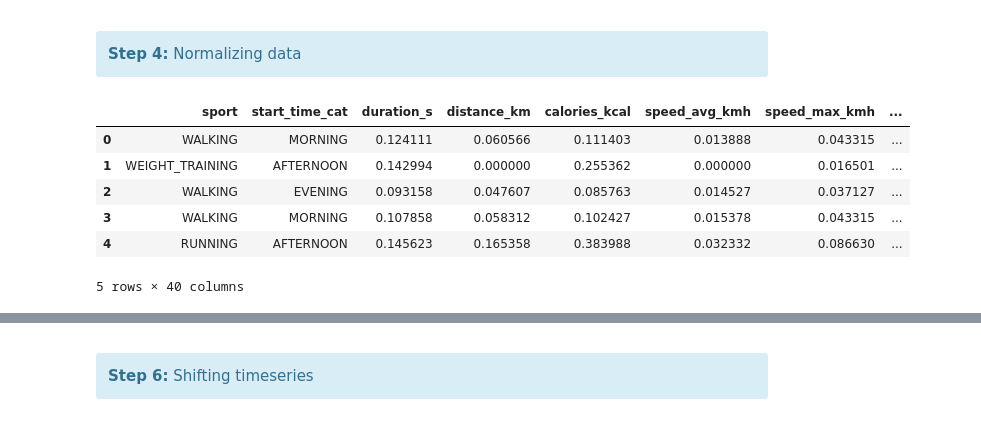
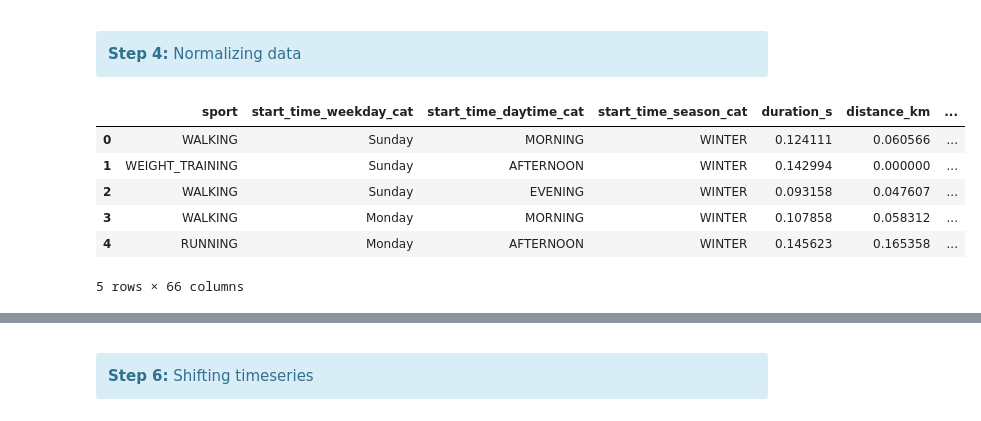
Before and after one commit to Thanhtrannd/WorkoutBigDataPredictiveModel, a Jupyter notebook: main.ipynb, the cells around one changed output, grey strips where cells are left out. Drawn from its saved outputs; the diff is of its cells as text; code cells hidden in the pictures.

```diff
--- a/main.ipynb
+++ b/main.ipynb
@@ -701,10 +748 @@ This stage aims at converting and transforming data to a consistent format for m
 </div>
-# %%
-df = df_res
-
-# Convert to numeric
-df["created_date_num"] = df["created_date"].apply(lambda x: x.strftime("%Y%m%d%H%M%S"))
-df["created_date_num"] = df["created_date_num"].apply(lambda x: float(x))
-
-# Drop the orginal datetime column
-df = df.drop(["created_date"], axis=1)
@@ -809,0 +869,21 @@ display(df.head(5))
+# %%
+def bringCatVariablesFront(df):
+    numeric_types = ["float", "float64", "int", "int64", "uint8"]
+    Cols_Idx = df.shape[1]
+    caterical_cols = []
+    numeric_cols = []
+
+    for c in range(Cols_Idx):
+        if df.iloc[:,c].dtype not in numeric_types:
+            caterical_cols.append(c)
+        else:
+            numeric_cols.append(c)
+
+    df = df.iloc[:, caterical_cols + numeric_cols]
+
+    return df
+
+df = bringCatVariablesFront(df)
+display(df.head(5))
+df.to_csv("data/df_res_full.csv", index = False)
+df.info()
@@ -813,41 +918,41 @@ display(df.head(5))
     <b>Step 4:</b> Normalizing data
 </div>
 # %%
-def min_max_normalize(df_, reallocate = True):
+def min_max_normalize(df, reallocate = True):
     """
     Normalize numeric columns of provided dataframe
 
     :param dataframe df: dataframe containing columns to be normalized
     :return dataframe df: dataframe with required columns normalized
     """
     numeric_types = ["float", "float64", "int", "int64", "uint8"]
-    Cols_Idx = df_.shape[1]
+    Cols_Idx = df.shape[1]
     skipped_cols = []
     normalized_cols = []
 
     for c in range(Cols_Idx):
-        if df_.iloc[:,c].dtype in numeric_types:
-            df_.iloc[:,c] = (df_.iloc[:,c]-df_.iloc[:,c].min())/(df_.iloc[:,c].max()-df_.iloc[:,c].min())
+        if df.iloc[:,c].dtype in numeric_types:
+            df.iloc[:,c] = (df.iloc[:,c]-df.iloc[:,c].min())/(df.iloc[:,c].max()-df.iloc[:,c].min())
             normalized_cols.append(c)
         else:
             skipped_cols.append(c)
 
     if reallocate:
-        df_ = df_.iloc[:, skipped_cols + normalized_cols]
+        df = df.iloc[:, skipped_cols + normalized_cols]
 
-    return df_
+    return df
 
 df_norm = df.copy()
 df_norm = min_max_normalize(df_norm)
 display(df_norm.head(5))
 # %% [output]
-|  | sport | start_time_cat | duration_s | distance_km | calories_kcal | speed_avg_kmh | speed_max_kmh | ... |
-| 0 | WALKING | MORNING | 0.124111 | 0.060566 | 0.111403 | 0.013888 | 0.043315 | ... |
-| 1 | WEIGHT_TRAINING | AFTERNOON | 0.142994 | 0.000000 | 0.255362 | 0.000000 | 0.016501 | ... |
-| 2 | WALKING | EVENING | 0.093158 | 0.047607 | 0.085763 | 0.014527 | 0.037127 | ... |
-| 3 | WALKING | MORNING | 0.107858 | 0.058312 | 0.102427 | 0.015378 | 0.043315 | ... |
-| 4 | RUNNING | AFTERNOON | 0.145623 | 0.165358 | 0.383988 | 0.032332 | 0.086630 | ... |
+|  | sport | start_time_weekday_cat | start_time_daytime_cat | start_time_season_cat | duration_s | distance_km | ... |
+| 0 | WALKING | Sunday | MORNING | WINTER | 0.124111 | 0.060566 | ... |
+| 1 | WEIGHT_TRAINING | Sunday | AFTERNOON | WINTER | 0.142994 | 0.000000 | ... |
+| 2 | WALKING | Sunday | EVENING | WINTER | 0.093158 | 0.047607 | ... |
+| 3 | WALKING | Monday | MORNING | WINTER | 0.107858 | 0.058312 | ... |
+| 4 | RUNNING | Monday | AFTERNOON | WINTER | 0.145623 | 0.165358 | ... |
-5 rows × 40 columns
+5 rows × 66 columns
 # %% [markdown]
 <a id='handsondata'></a>
 <div class=" alert alert-info">
```
Also changed, not shown: parts of 31 cells of this notebook, 2 other files.
